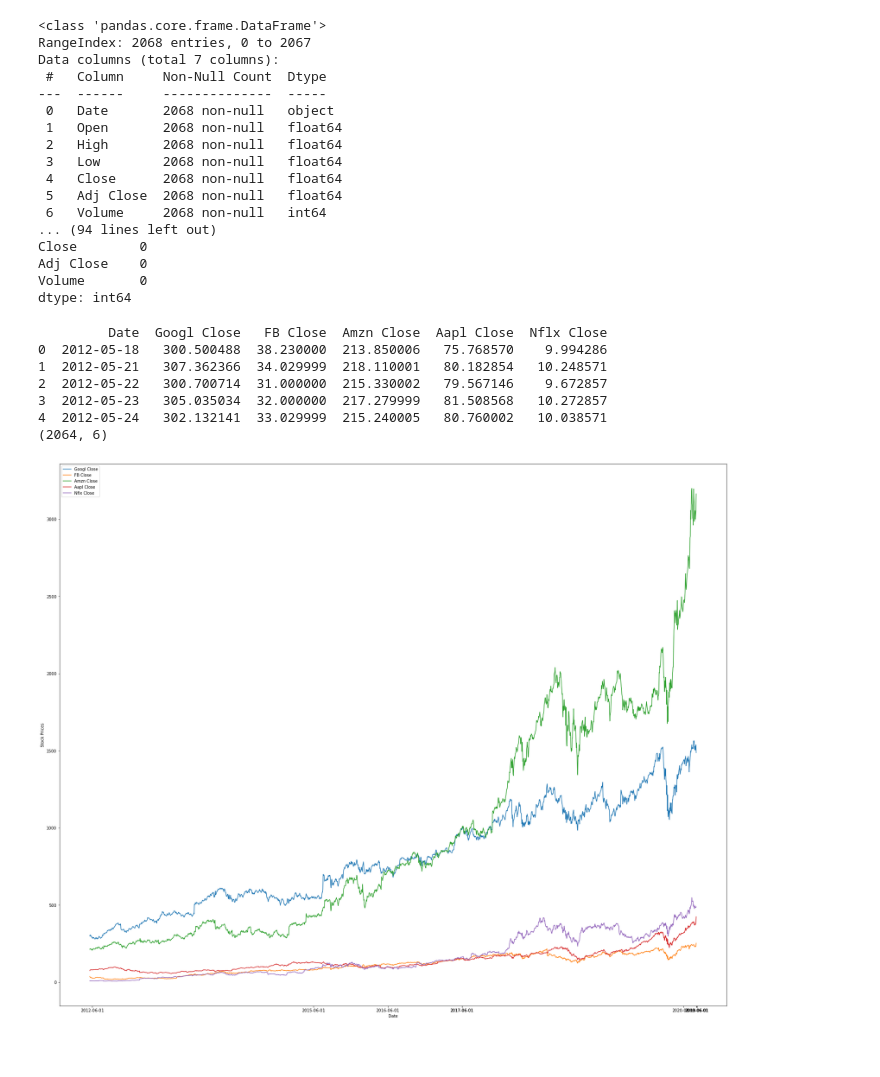
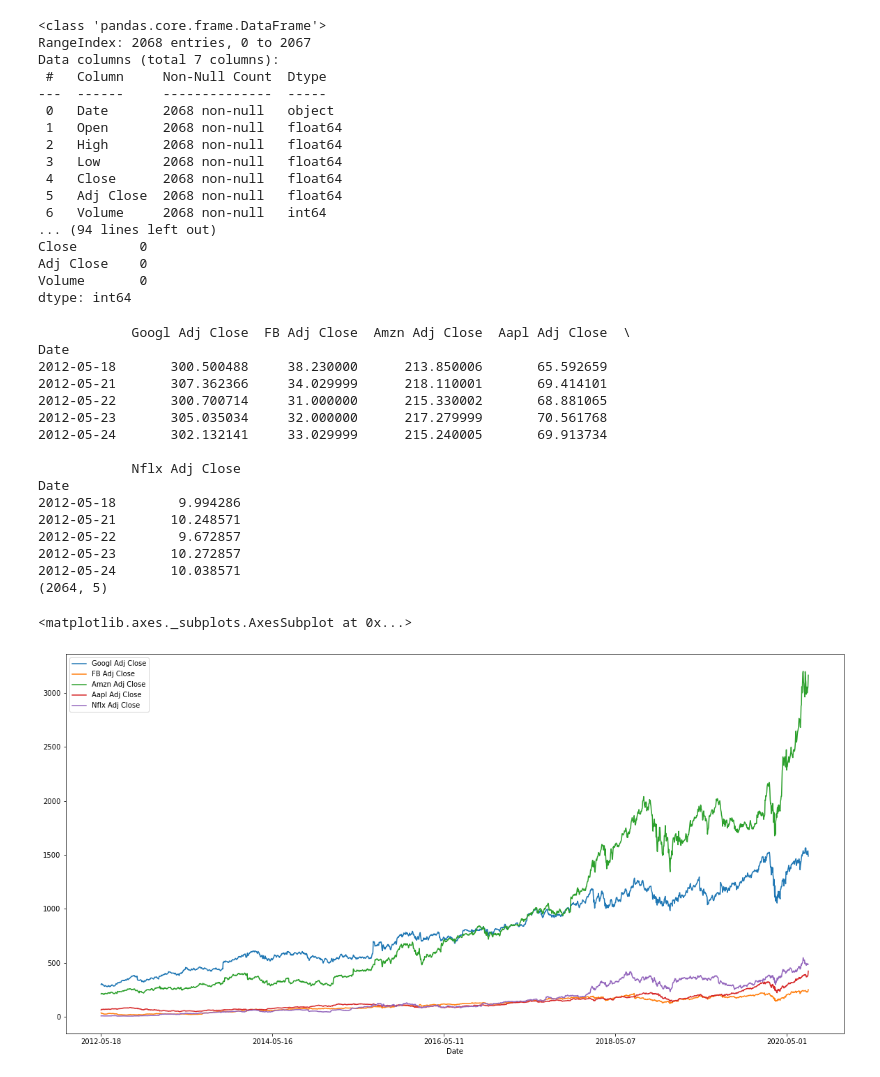
Before and after one commit to jcodedata13/Springboard, a Jupyter notebook: Capstone Project EDA.ipynb, the cells around one changed output. Drawn from its saved outputs; the diff is of its cells as text; code cells hidden in the pictures; blank space fills up the shorter version.

Commit message:
updated with rolling elementry rolling data

```diff
--- a/Capstone Project EDA.ipynb
+++ b/Capstone Project EDA.ipynb
@@ -46,43 +46,39 @@ aapl_data = aapl_data[(aapl_data['Date']>='2012-05-18') & (aapl_data['Date']<= '
 nflx_data = nflx_data[(nflx_data['Date']>='2012-05-18') & (nflx_data['Date']<= '2020-08-01')]
 # %%
 #creating dataframes of the data to be used and renaming
-googl_data_filtered = googl_data[['Date','Close']]
-googl_data_filtered.columns = ['Date','Googl Close']
-fb_data_filtered = fb_data[['Date','Close']]
-fb_data_filtered.columns = ['Date','FB Close']
-amzn_data_filtered = amzn_data[['Date','Close']]
-amzn_data_filtered.columns = ['Date','Amzn Close']
-aapl_data_filtered = aapl_data[['Date','Close']]
-aapl_data_filtered.columns = ['Date','Aapl Close']
-nflx_data_filtered = nflx_data[['Date','Close']]
-nflx_data_filtered.columns = ['Date','Nflx Close']
+googl_data_filtered = googl_data[['Date','Adj Close']]
+googl_data_filtered.columns = ['Date','Googl Adj Close']
+fb_data_filtered = fb_data[['Date','Adj Close']]
+fb_data_filtered.columns = ['Date','FB Adj Close']
+amzn_data_filtered = amzn_data[['Date','Adj Close']]
+amzn_data_filtered.columns = ['Date','Amzn Adj Close']
+aapl_data_filtered = aapl_data[['Date','Adj Close']]
+aapl_data_filtered.columns = ['Date','Aapl Adj Close']
+nflx_data_filtered = nflx_data[['Date','Adj Close']]
+nflx_data_filtered.columns = ['Date','Nflx Adj Close']
 # %%
-#merging data frames
-df1 = googl_data_filtered.merge(fb_data_filtered,how='inner')
-df2 = df1.merge(amzn_data_filtered,how='inner')
-df3 = df2.merge(aapl_data_filtered,how='inner')
-df = df3.merge(nflx_data_filtered,how='inner')
+#merging data frames and setting index
+df1 = googl_data_filtered.merge(fb_data_filtered,on='Date',how='inner')
+df2 = df1.merge(amzn_data_filtered,on='Date',how='inner')
+df3 = df2.merge(aapl_data_filtered,on='Date',how='inner')
+df = df3.merge(nflx_data_filtered,on='Date',how='inner')
+df.set_index('Date',inplace=True)
 print(df.head())
 print(df.shape)
 # %% [output]
-         Date  Googl Close   FB Close  Amzn Close  Aapl Close  Nflx Close
-0  2012-05-18   300.500488  38.230000  213.850006   75.768570    9.994286
-1  2012-05-21   307.362366  34.029999  218.110001   80.182854   10.248571
-2  2012-05-22   300.700714  31.000000  215.330002   79.567146    9.672857
-3  2012-05-23   305.035034  32.000000  217.279999   81.508568   10.272857
-4  2012-05-24   302.132141  33.029999  215.240005   80.760002   10.038571
-(2064, 6)
+            Googl Adj Close  FB Adj Close  Amzn Adj Close  Aapl Adj Close  \
+Date
+2012-05-18       300.500488     38.230000      213.850006       65.592659
+2012-05-21       307.362366     34.029999      218.110001       69.414101
+2012-05-22       300.700714     31.000000      215.330002       68.881065
+2012-05-23       305.035034     32.000000      217.279999       70.561768
+2012-05-24       302.132141     33.029999      215.240005       69.913734
+
+            Nflx Adj Close
+Date
+2012-05-18        9.994286
+2012-05-21       10.248571
+2012-05-22        9.672857
+2012-05-23       10.272857
+2012-05-24       10.038571
+(2064, 5)
-# %%
-plt.figure(figsize=(30,25))
-plt.plot('Date','Googl Close',data=df)
-plt.plot('Date','FB Close',data=df)
-plt.plot('Date','Amzn Close',data=df)
-plt.plot('Date','Aapl Close',data=df)
-plt.plot('Date','Nflx Close',data=df)
-plt.xticks(['2012-06-01','2013-06-01','2014-06-01','2015-06-01','2016-06-01','2017-06-01','2017-06-01','2019-06-01','2020-06-01'])
-plt.xlabel('Date')
-plt.ylabel('Stock Prices')
-plt.legend()
-plt.show()
-# %% [output]
-[figure, removed]
@@ -104,0 +85,7 @@ plt.show()
+# %%
+fig = plt.figure(figsize=(20,10))
+ax = fig.add_subplot(111)
+df.plot(ax=ax)
+# %% [output]
+<matplotlib.axes._subplots.AxesSubplot at 0x...>
+[figure, added]
```
Also changed, not shown: parts of 5 cells of this notebook.
